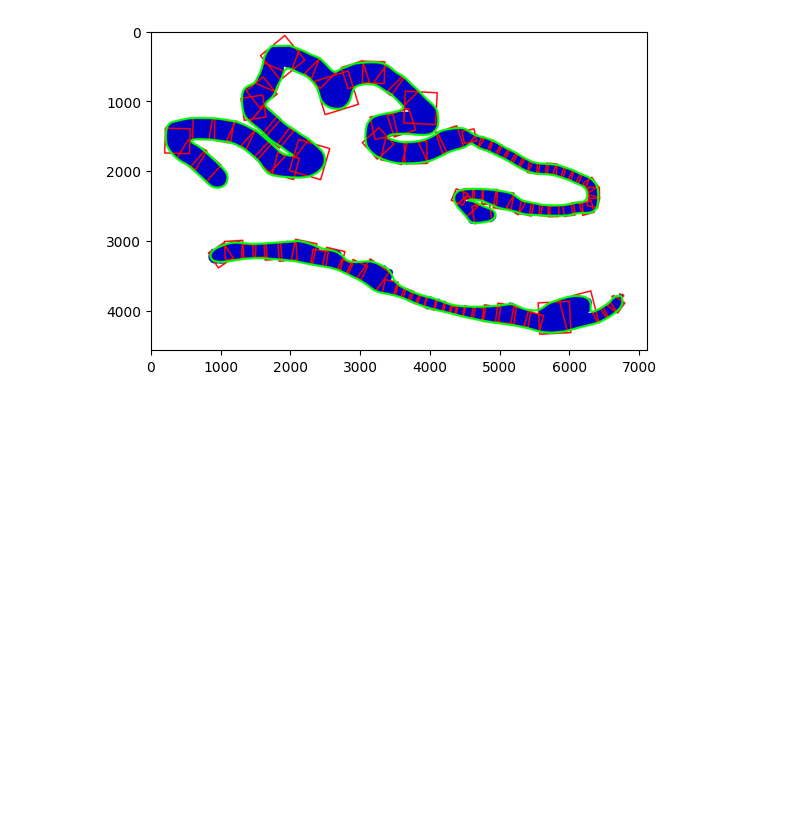
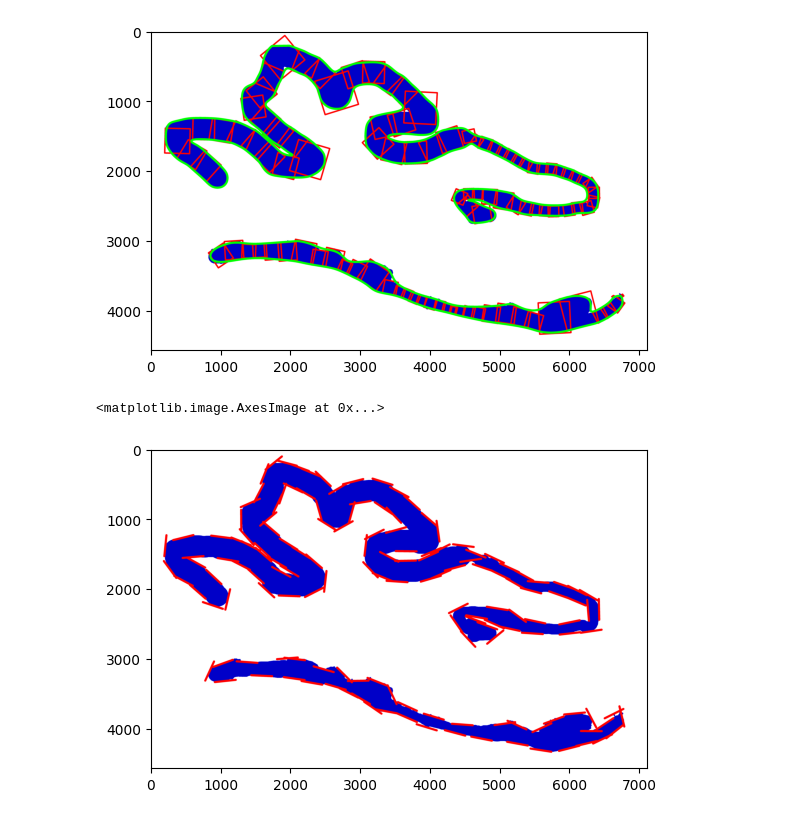
Before and after one commit to arvindkrishna87/STAT390_WI2025, a Jupyter notebook: Presentation 5/Coders/Ryan Lach/Gradient_Normal_Patches.ipynb, the cells around one changed output. Saved outputs shown, nothing was run; the diff lists cells and outputs as text; code cells hidden in the pictures; blank space fills up the shorter version.

Commit message:
Added tangent vis

```diff
--- a/Presentation 5/Coders/Ryan Lach/Gradient_Normal_Patches.ipynb
+++ b/Presentation 5/Coders/Ryan Lach/Gradient_Normal_Patches.ipynb
@@ -388,7 +329,7 @@ def process_contours(image,binary_image,overlap_thresh=0.3):
     except:
         print('No smoothed contour to show')
 
-    return result, contours, final_squares_list
+    return result, contours, final_squares_list, normals
 # %%
 def check_metrics(binary_image,contours):
     '''Evaluate fit of normal squares using mask'''
@@ -418,7 +359,7 @@ def check_metrics(binary_image,contours):
 
     return total_coverage,black_pixel_percent,score
 # %%
-result,contours,final_squares=process_contours(image1,whole_thresh1,0.2)
+result,contours,final_squares,normals=process_contours(image1,whole_thresh1,0.2)
 total_coverage,_,_=check_metrics(whole_thresh1,final_squares)
 plt.imshow(result)
 print(f'Total Coverage: {total_coverage:.2f}')
@@ -427,3 +368,29 @@ Sigma of : 36.0
 Sigma of : 26.0
 Total Coverage: 92.40
 [figure]
+# %%
+def visualize_tangents(image,contours,normals,tangent_length=200,color=(255,0,0),thickness=30,step=90):
+    """
+    Visualize tangent vectors along contours.
+    """
+    result=image.copy()
+
+    for contour,contour_normals in zip(contours, normals):
+        points=contour.reshape(-1, 2)
+
+        for i in range(0,len(points),step):
+            tangent=np.array([-contour_normals[i][1], contour_normals[i][0]])  # Rotate normal by 90 degrees
+
+            tangent=tangent*tangent_length//2
+
+            start_point=tuple((points[i]-tangent).astype(int))
+            end_point=tuple((points[i]+tangent).astype(int))
+
+            cv2.line(result,start_point,end_point,color,thickness)
+
+    return result
+# %%
+plt.imshow(visualize_tangents(image1.copy(),contours,normals,300,step=120,thickness=30))
+# %% [output]
+<matplotlib.image.AxesImage at 0x...>
+[figure, added]
```
Also changed, not shown: parts of 2 cells of this notebook.
